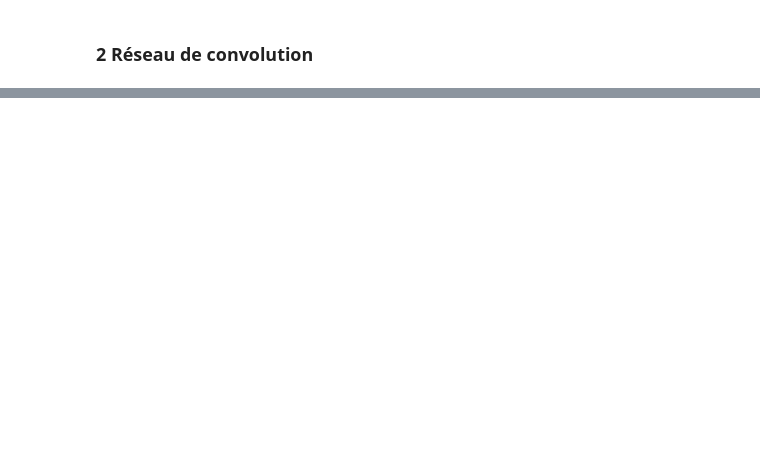
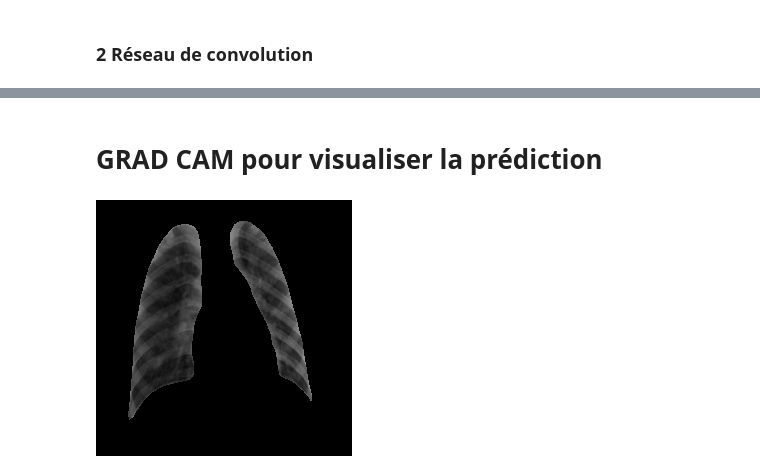
Before and after one commit to gpenessot/OCT23_BDS_Radios_Poumons, a Jupyter notebook: notebooks/drafts/3-Thibaut-Modélisation_1.ipynb, the cells around one changed output, grey strips where cells are left out. Cells and saved outputs as stored; diff of their text form; code cells hidden in the pictures; blank space fills up the shorter version.

```diff
--- a/notebooks/drafts/3-Thibaut-Modélisation_1.ipynb
+++ b/notebooks/drafts/3-Thibaut-Modélisation_1.ipynb
@@ -320,0 +418,26 @@ plt.show()
+# %% [markdown]
+# GRAD CAM pour visualiser la prédiction
+# %%
+### GradCam pour visualiser l'activation
+import numpy as np
+import tensorflow as tf
+from tensorflow import keras
+
+# Display
+from IPython.display import Image, display
+import matplotlib.pyplot as plt
+import matplotlib.cm as cm
+
+#model_builder = keras.applications.xception.Xception
+img_size = (256, 256)
+#preprocess_input = keras.applications.xception.preprocess_input
+#decode_predictions = keras.applications.xception.decode_predictions
+
+last_conv_layer_name = "conv2d_13"
+
+# The local path to our target image
+img_path = "../../data/Train_val_set_1/VIRAL PNEUMONIA/Viral Pneumonia-472.png"
+
+display(Image(img_path))
+# %% [output]
+[figure, added]
```
Also changed, not shown: parts of 32 cells of this notebook, 12 other files.
